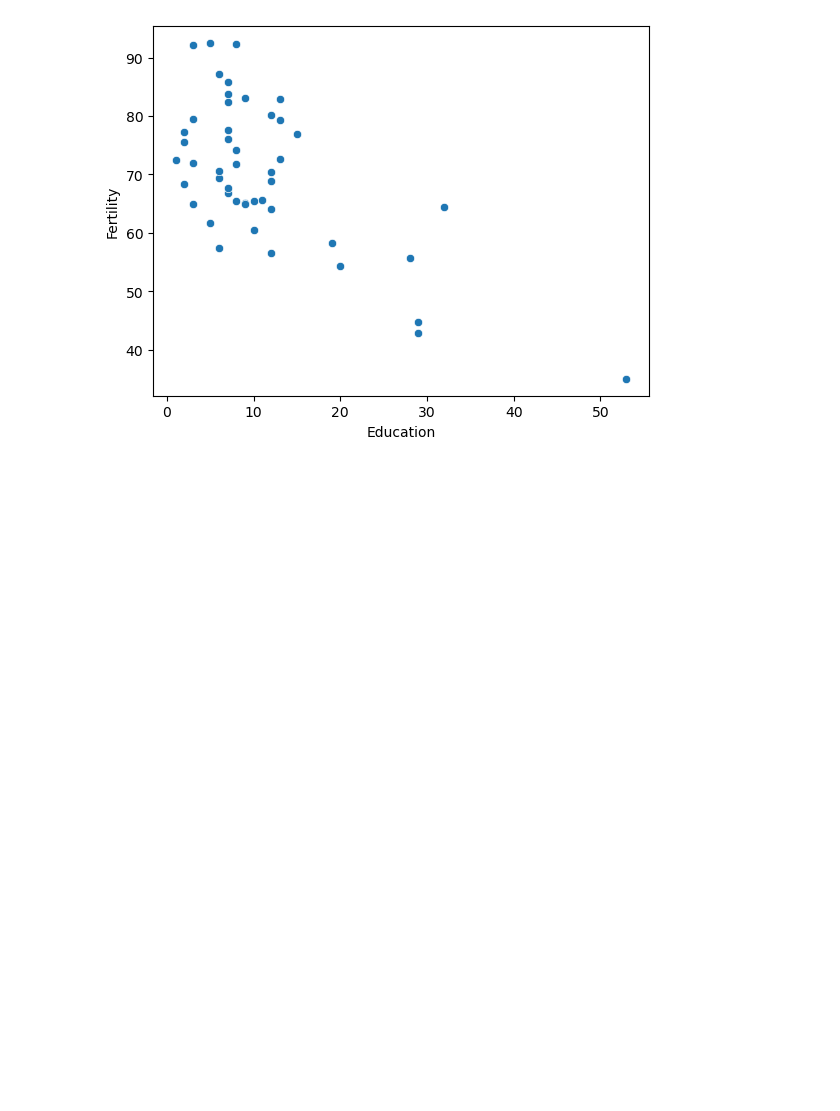
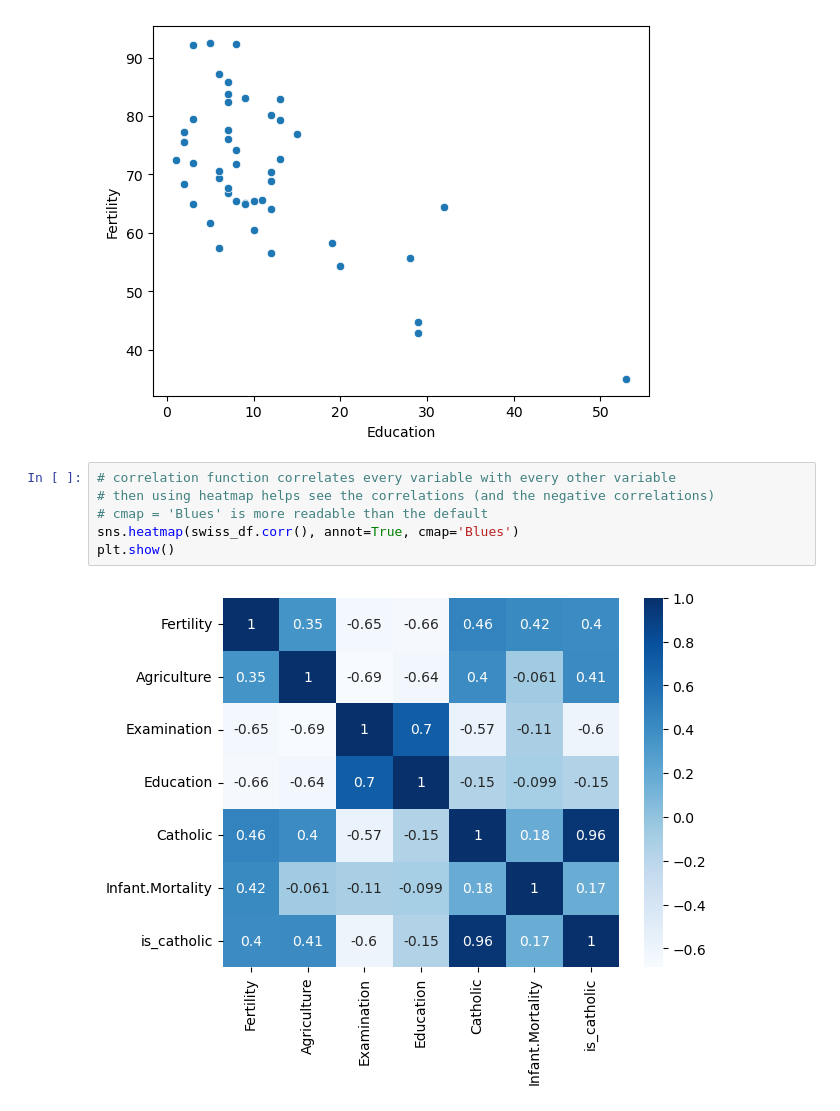
Before and after one commit to corey-hermesch/numpy-pandas-visualization-exercises, a Jupyter notebook: seaborn_exercises.ipynb, the cells around one changed output. Cells and saved outputs as stored; diff of their text form; blank space fills up the shorter version.

```diff
--- a/seaborn_exercises.ipynb
+++ b/seaborn_exercises.ipynb
@@ -248,6 +249,14 @@ sns.scatterplot(data=swiss_df, x='Education', y='Fertility')
 plt.show()
 # %% [output]
 [figure]
+# %%
+# correlation function correlates every variable with every other variable
+# then using heatmap helps see the correlations (and the negative correlations)
+# cmap = 'Blues' is more readable than the default
+sns.heatmap(swiss_df.corr(), annot=True, cmap='Blues')
+plt.show()
+# %% [output]
+[figure, added]
 # %%
 #     Load the chipotle dataset from SQL, create a bar chart that shows the 4 most popular items and the
 # revenue produced by each.
```
Also changed, not shown: parts of 12 cells of this notebook, 1 other file.
